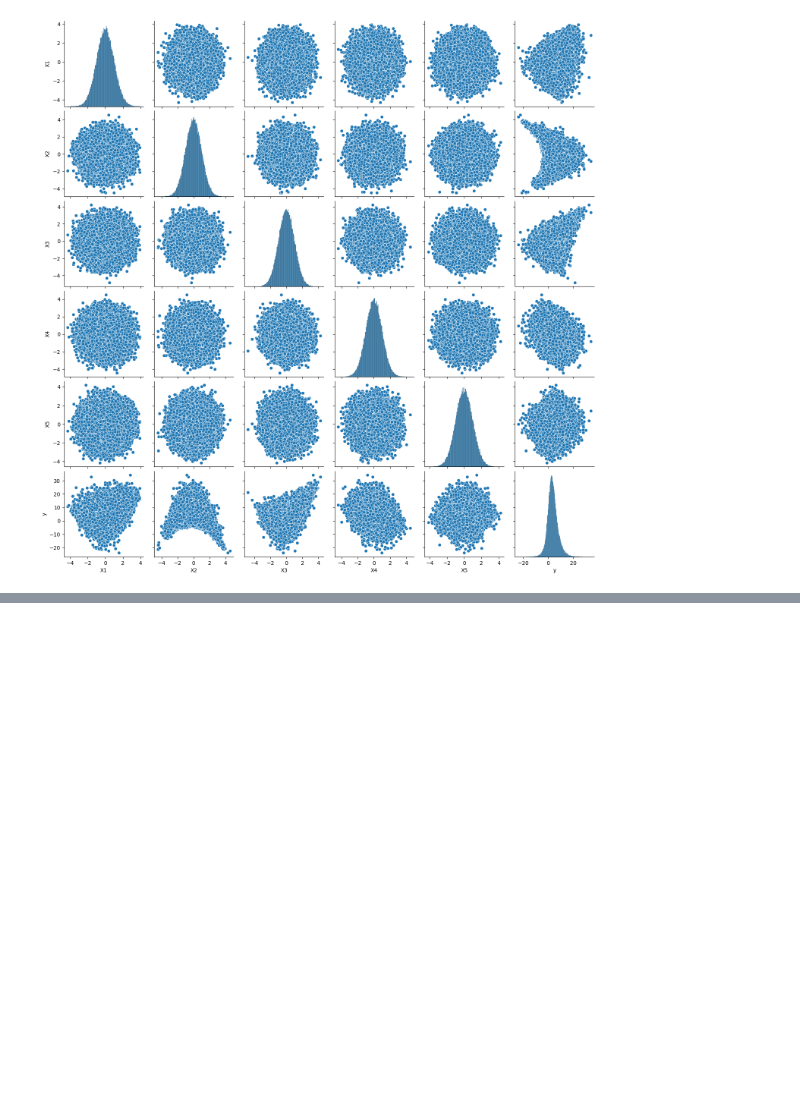
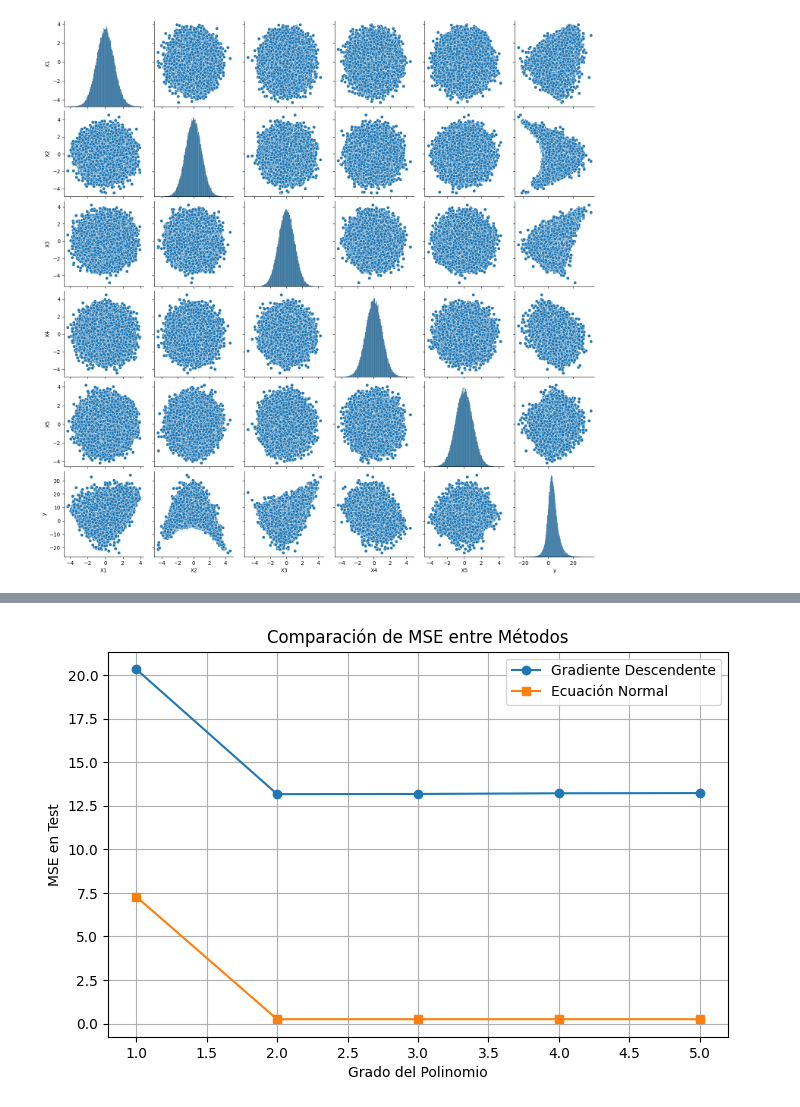
Before and after one commit to naranjo-jd/ALC, a Jupyter notebook: Proyecto 2/proyecto2.ipynb, the cells around one changed output, grey strips where cells are left out. Saved outputs shown, nothing was run; the diff lists cells and outputs as text; code cells hidden in the pictures; blank space fills up the shorter version.

Commit message:
gradiente

```diff
--- a/Proyecto 2/exploratorio.ipynb
+++ b/Proyecto 2/proyecto2.ipynb
@@ -208,7 +222,7 @@ def mean_squared_error(y_true, y_pred):
 n = 5 # Grado maximo del polinomio
 
 # Diccionario para almacenar los modelos
-models = {}
+models_ec = {}
 
 # Iterar sobre los grados del polinomio (de 1 a n)
 for i in range(1, n+1):
@@ -217,7 +231,7 @@ for i in range(1, n+1):
     X_poly_test = polynomial_design_matrix(X_test, i)
 
     # Aplicar la ecuación normal para calcular los coeficientes theta
-    theta = np.linalg.pinv(X_poly_train.T @ X_poly_train) @ X_poly_train.T @ y_train
+    theta = (np.linalg.pinv(X_poly_train.T @ X_poly_train) @ X_poly_train.T @ y_train).reshape(-1, 1)
 
     # Calcular el número de condición
     cond_number = np.linalg.cond(X_poly_train.T @ X_poly_train)
@@ -229,16 +243,16 @@ for i in range(1, n+1):
     mse = mean_squared_error(y_test, y_pred)
 
     # Almacenar el modelo en el diccionario
-    models[i] = {
-        "theta": theta,
-        "cond_number": cond_number,
-        "MSE": mse
+    models_ec[i] = {
+    "theta": theta.reshape(-1, 1),  # Asegurar que sea columna
+    "cond_number": cond_number,
+    "MSE": mse
     }
 
     # Imprimir los resultados
-    print(f"Grado {i}: Número de condición = {cond_number}, MSE = {mse}")
+    print(f"Grado {i}: Número de condición = {cond_number:.2e}, MSE = {mse:.6f}")
 
 # Encontrar el modelo con el menor MSE
-best_degree = min(models, key=lambda k: models[k]["MSE"])
-print(f"\nEl mejor modelo es el de grado {best_degree} con MSE = {models[best_degree]['MSE']}")
+best_degree = min(models_ec, key=lambda k: models_ec[k]["MSE"])
+print(f"\nEl mejor modelo es el de grado {best_degree} con MSE = {models_ec[best_degree]['MSE']}")
 # %% [output]
@@ -251,0 +284,8 @@ El mejor modelo es el de grado 2 con MSE = 0.2507082390921383
+# %%
+# Normalizar características
+scaler = StandardScaler()
+X_train = scaler.fit_transform(train_data.iloc[:, :-1].values)
+X_test = scaler.transform(test_data.iloc[:, :-1].values)
+
+y_train = train_data.iloc[:, -1].values.reshape(-1, 1)
+y_test = test_data.iloc[:, -1].values.reshape(-1, 1)
@@ -251,0 +418,20 @@ El mejor modelo es el de grado 2 con MSE = 0.2507082390921383
+# %%
+import matplotlib.pyplot as plt
+
+# Obtener MSE de cada modelo
+degrees = list(models_gd.keys())
+mse_gd = [models_gd[d]["MSE"] for d in degrees]
+mse_ne = [models_ec[d]["MSE"] for d in degrees]
+
+# Graficar
+plt.figure(figsize=(8, 5))
+plt.plot(degrees, mse_gd, label="Gradiente Descendente", marker="o")
+plt.plot(degrees, mse_ne, label="Ecuación Normal", marker="s")
+plt.xlabel("Grado del Polinomio")
+plt.ylabel("MSE en Test")
+plt.legend()
+plt.grid()
+plt.title("Comparación de MSE entre Métodos")
+plt.show()
+# %% [output]
+[figure, added]
```
Also changed, not shown: parts of 10 cells of this notebook, 2 other files.
